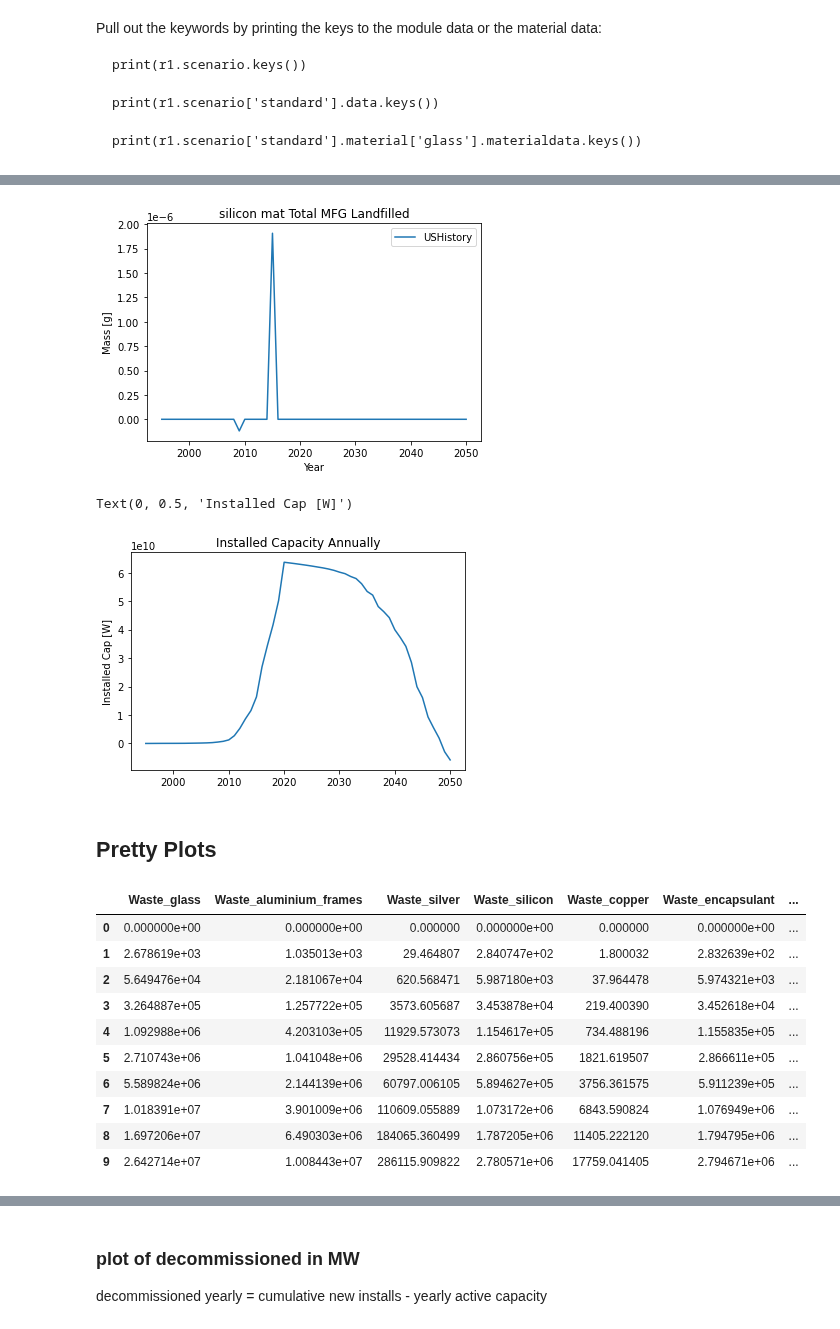
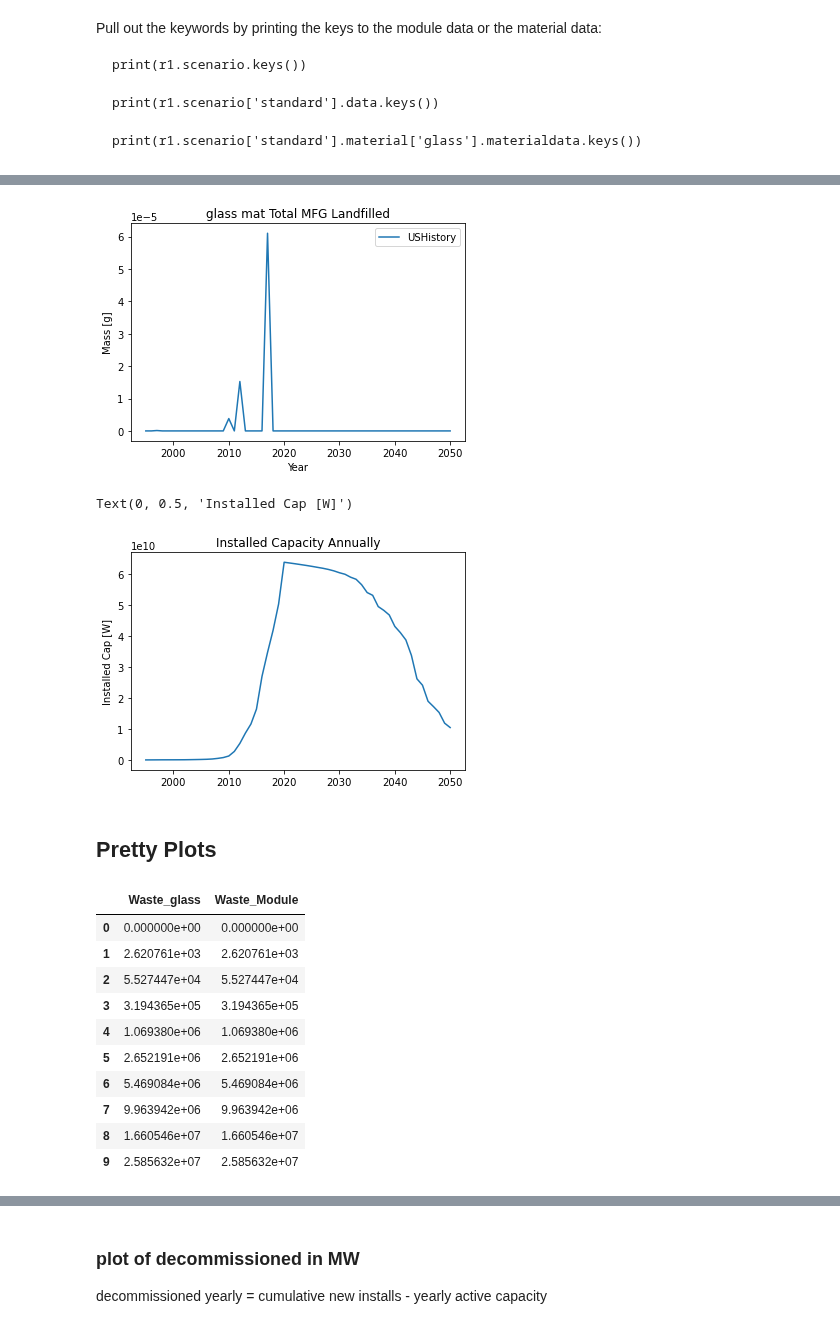
Before and after one commit to NREL/PV_ICE, a Jupyter notebook: docs/tutorials/14 - Historical US Installs Waste Projection.ipynb, the cells around one changed output, grey strips where cells are left out. Drawn from its saved outputs; the diff is of its cells as text; code cells hidden in the pictures.

```diff
--- a/docs/tutorials/14 - Historical US Installs Waste Projection.ipynb
+++ b/docs/tutorials/14 - Historical US Installs Waste Projection.ipynb
@@ -40,14 +40,14 @@ print(os.getcwd())
 # %% [output]
 C:\Users\hmirletz\Documents\GitHub\PV_ICE\docs\tutorials
 # %%
-MATERIALS = ['glass','aluminium_frames','silver','silicon', 'copper', 'encapsulant', 'backsheet']
+MATERIALS = ['glass']#,'aluminium_frames','silver','silicon', 'copper', 'encapsulant', 'backsheet']
 MATERIAL = MATERIALS[0]
-moduleFile = r'..\baselines\baseline_modules_US_HistoryUtilCommOnly.csv'
+moduleFile = r'..\baselines\baseline_modules_US_HistoryUtilCommOnly_dev.csv'
 # %%
 r1 = PV_ICE.Simulation(name='Simulation1', path=testfolder)
 r1.createScenario(name='USHistory', file=moduleFile)
 for mat in range (0, len(MATERIALS)):
-    MATERIALBASELINE = r'..\baselines\baseline_material_'+MATERIALS[mat]+'.csv'
+    MATERIALBASELINE = r'..\baselines\baseline_material_'+MATERIALS[mat]+'_dev.csv'
     r1.scenario['USHistory'].addMaterial(MATERIALS[mat], file=MATERIALBASELINE)
 # %% [output]
 path = C:\Users\hmirletz\Documents\GitHub\PV_ICE\PV_ICE\TEMP
@@ -131,7 +126,7 @@ r1.plotScenariosComparison(keyword='Cumulative_Area_disposed')
 # %%
-r1.plotMaterialComparisonAcrossScenarios(material='silicon', keyword='mat_Total_MFG_Landfilled')
+r1.plotMaterialComparisonAcrossScenarios(material='glass', keyword='mat_Total_MFG_Landfilled')
 # %% [output]
-[figure, old version]
+[figure, new version]
 # %%
 plt.plot(r1.scenario['USHistory'].data['year'],
          r1.scenario['USHistory'].data['Installed_Capacity_[W]'], label='Installed [W]')
@@ -140,7 +135,7 @@ plt.title('Installed Capacity Annually')
 plt.ylabel('Installed Cap [W]')
 # %% [output]
 Text(0, 0.5, 'Installed Cap [W]')
-[figure, old version]
+[figure, new version]
 # %%
 usyearlyr1, uscumr1 = r1.aggregateResults()
 usyearlyr1.to_csv('r1-usyearly-func.csv')
@@ -162,17 +157,17 @@ USyearly['Waste_Module'] = USyearly.sum(axis=1)
 
 USyearly.head(10)
 # %% [output]
-|  | Waste_glass | Waste_aluminium_frames | Waste_silver | Waste_silicon | Waste_copper | Waste_encapsulant | ... |
-| 0 | 0.000000e+00 | 0.000000e+00 | 0.000000 | 0.000000e+00 | 0.000000 | 0.000000e+00 | ... |
-| 1 | 2.678619e+03 | 1.035013e+03 | 29.464807 | 2.840747e+02 | 1.800032 | 2.832639e+02 | ... |
-| 2 | 5.649476e+04 | 2.181067e+04 | 620.568471 | 5.987180e+03 | 37.964478 | 5.974321e+03 | ... |
-| 3 | 3.264887e+05 | 1.257722e+05 | 3573.605687 | 3.453878e+04 | 219.400390 | 3.452618e+04 | ... |
-| 4 | 1.092988e+06 | 4.203103e+05 | 11929.573073 | 1.154617e+05 | 734.488196 | 1.155835e+05 | ... |
-| 5 | 2.710743e+06 | 1.041048e+06 | 29528.414434 | 2.860756e+05 | 1821.619507 | 2.866611e+05 | ... |
-| 6 | 5.589824e+06 | 2.144139e+06 | 60797.006105 | 5.894627e+05 | 3756.361575 | 5.911239e+05 | ... |
-| 7 | 1.018391e+07 | 3.901009e+06 | 110609.055889 | 1.073172e+06 | 6843.590824 | 1.076949e+06 | ... |
-| 8 | 1.697206e+07 | 6.490303e+06 | 184065.360499 | 1.787205e+06 | 11405.222120 | 1.794795e+06 | ... |
-| 9 | 2.642714e+07 | 1.008443e+07 | 286115.909822 | 2.780571e+06 | 17759.041405 | 2.794671e+06 | ... |
+|  | Waste_glass | Waste_Module |
+| 0 | 0.000000e+00 | 0.000000e+00 |
+| 1 | 2.620761e+03 | 2.620761e+03 |
+| 2 | 5.527447e+04 | 5.527447e+04 |
+| 3 | 3.194365e+05 | 3.194365e+05 |
+| 4 | 1.069380e+06 | 1.069380e+06 |
+| 5 | 2.652191e+06 | 2.652191e+06 |
+| 6 | 5.469084e+06 | 5.469084e+06 |
+| 7 | 9.963942e+06 | 9.963942e+06 |
+| 8 | 1.660546e+07 | 1.660546e+07 |
+| 9 | 2.585632e+07 | 2.585632e+07 |
 # %%
 #add index
 USyearly.index = r1.scenario['USHistory'].data['year']
```
Also changed, not shown: parts of 19 cells of this notebook, 5 other files.
